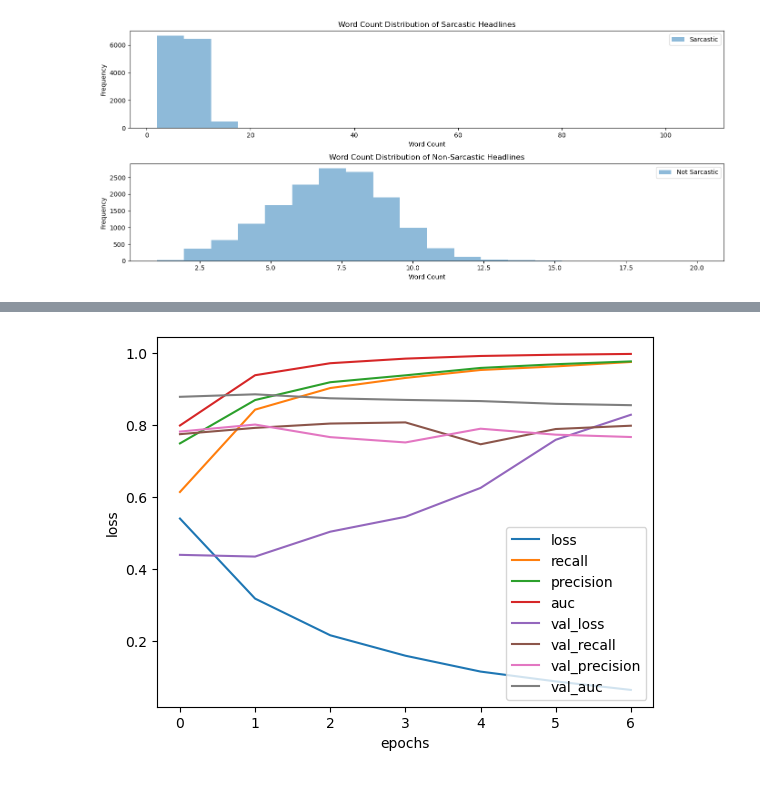
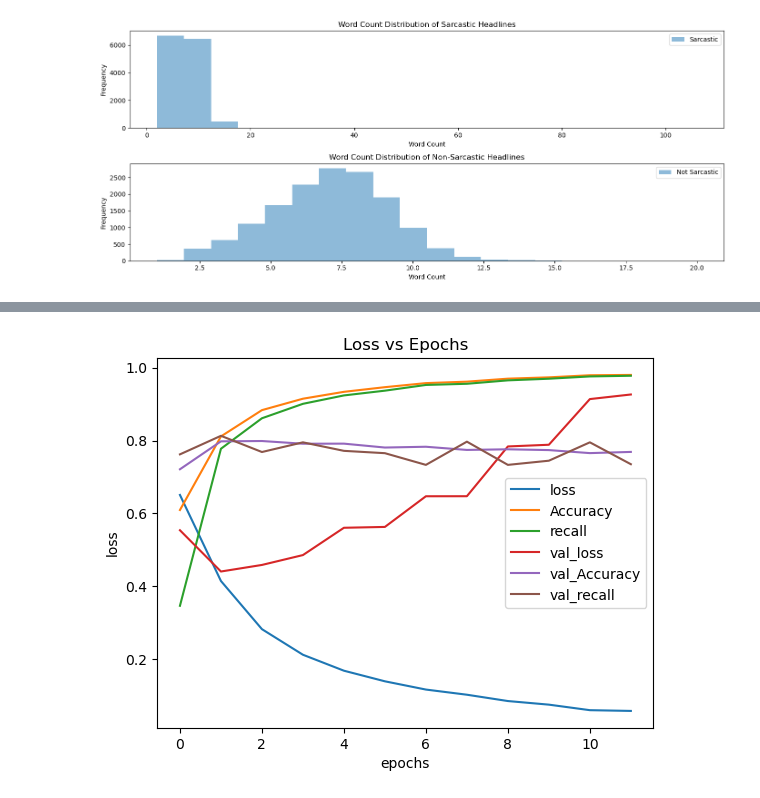
Before and after one commit to LaplaceDBen/Sarcasm_Detection, a Jupyter notebook: Sarcasm_Notebook.ipynb, the cells around one changed output, grey strips where cells are left out. Saved outputs shown, nothing was run; the diff lists cells and outputs as text; code cells hidden in the pictures.

```diff
--- a/Sarcasm_Notebook.ipynb
+++ b/Sarcasm_Notebook.ipynb
@@ -237,27 +238,27 @@ X_train, X_test, y_train, y_test = train_test_split(padded_sequences, df['is_sar
 X_train, X_val, y_train, y_val = train_test_split(X_train, y_train, test_size=0.2, random_state=187,stratify=y_train)
 
 model = Sequential()
-model.add(Embedding(max_words, 16, input_length=maxlen))
+model.add(Embedding(max_words, 32, input_length=maxlen))
 
-model.add(LSTM(64, dropout=0.2, recurrent_dropout=0.2))
-
+model.add(LSTM(64, dropout=0.5, recurrent_dropout=0.2))
+model.add(Dense(32, activation='relu6'))
 
 model.add(Dense(1, activation='sigmoid'))
 
 
-early_stop = keras.callbacks.EarlyStopping(patience=5, restore_best_weights=True)
+early_stop = keras.callbacks.EarlyStopping(patience=10, restore_best_weights=True)
 
 #print all option for metric in model.compile
 print(model.metrics_names)
 
 
-model.compile(optimizer='adam', loss='binary_crossentropy', metrics=['Recall','Precision','AUC'])
+model.compile(optimizer='adam', loss='binary_crossentropy', metrics=['Accuracy','Recall'])
 
 model.summary()
 
 
 # Train the model
-history= model.fit(X_train, y_train, epochs=100, batch_size=2000, validation_data=(X_val, y_val),callbacks=[early_stop])
+history= model.fit(X_train, y_train, epochs=200, batch_size=256, validation_data=(X_val, y_val),callbacks=[early_stop])
 # %% [output]
 (28617, 107)
 [   0    0    0    0    0    0    0    0    0    0    0    0    0    0
@@ -293,11 +294,12 @@ Test set loss:  [0.45939359068870544, 0.7275394201278687, 0.7983903288841248, 0.
 # %%
 pd.DataFrame(history.history).plot()
 plt.ylabel('loss')
 plt.xlabel('epochs')
+plt.title('Loss vs Epochs')
 plt.savefig('plots/loss.png', dpi=300)
 plt.show()
 # %% [output]
-[figure, old version]
+[figure, new version]
 # %%
 
 from sklearn.metrics import roc_curve, auc
```
Also changed, not shown: parts of 8 cells of this notebook, 5 other files.
